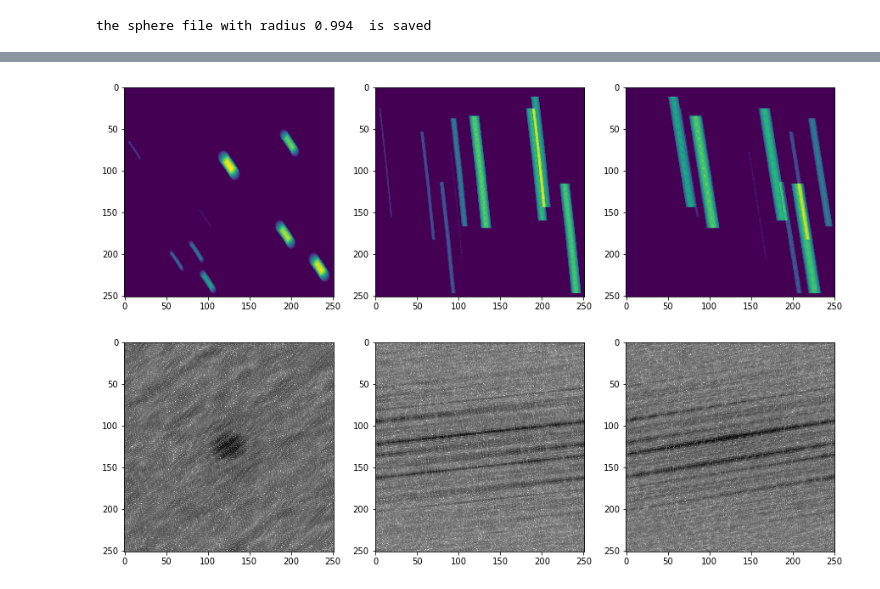
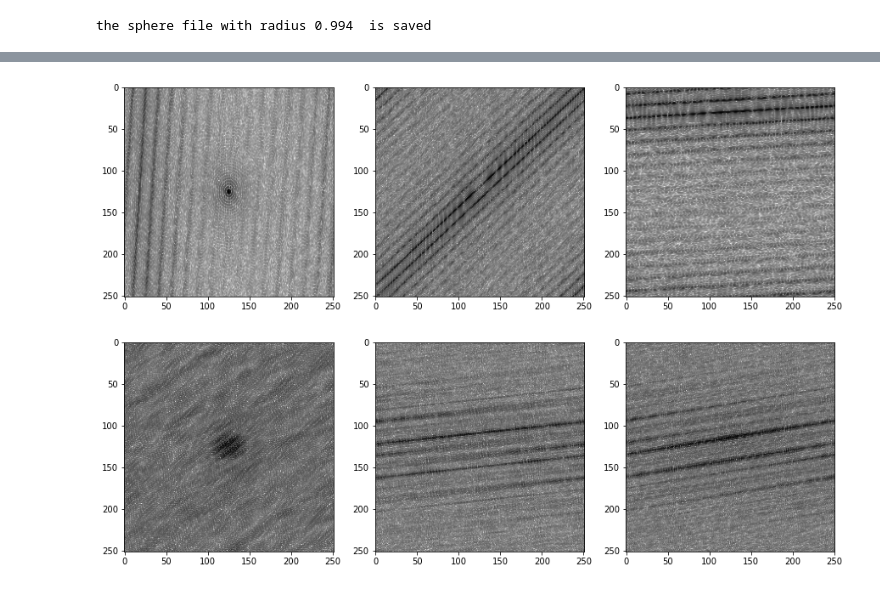
Before and after one commit to sofyalaski/SAXS-simulations, a Jupyter notebook: creating_forms.ipynb, the cells around one changed output, grey strips where cells are left out. Drawn from its saved outputs; the diff is of its cells as text; code cells hidden in the pictures.

```diff
--- a/creating_forms.ipynb
+++ b/creating_forms.ipynb
@@ -137,9 +120,9 @@ def plt_slices_sim(simulation):
     im = ax.imshow(np.log(simulation.FTI_custom[:,:,226]), cmap = 'Greys')
     plt.show()
 # %%
-plt_slices_sum(simulation)
+plt_slices_sim(simulation)
 # %% [output]
-[figure, old version]
+[figure, new version]
 # %%
 plt_slices_sim(simulation)
 # %% [output]
```
Also changed, not shown: parts of 6 cells of this notebook, 2 other files.
